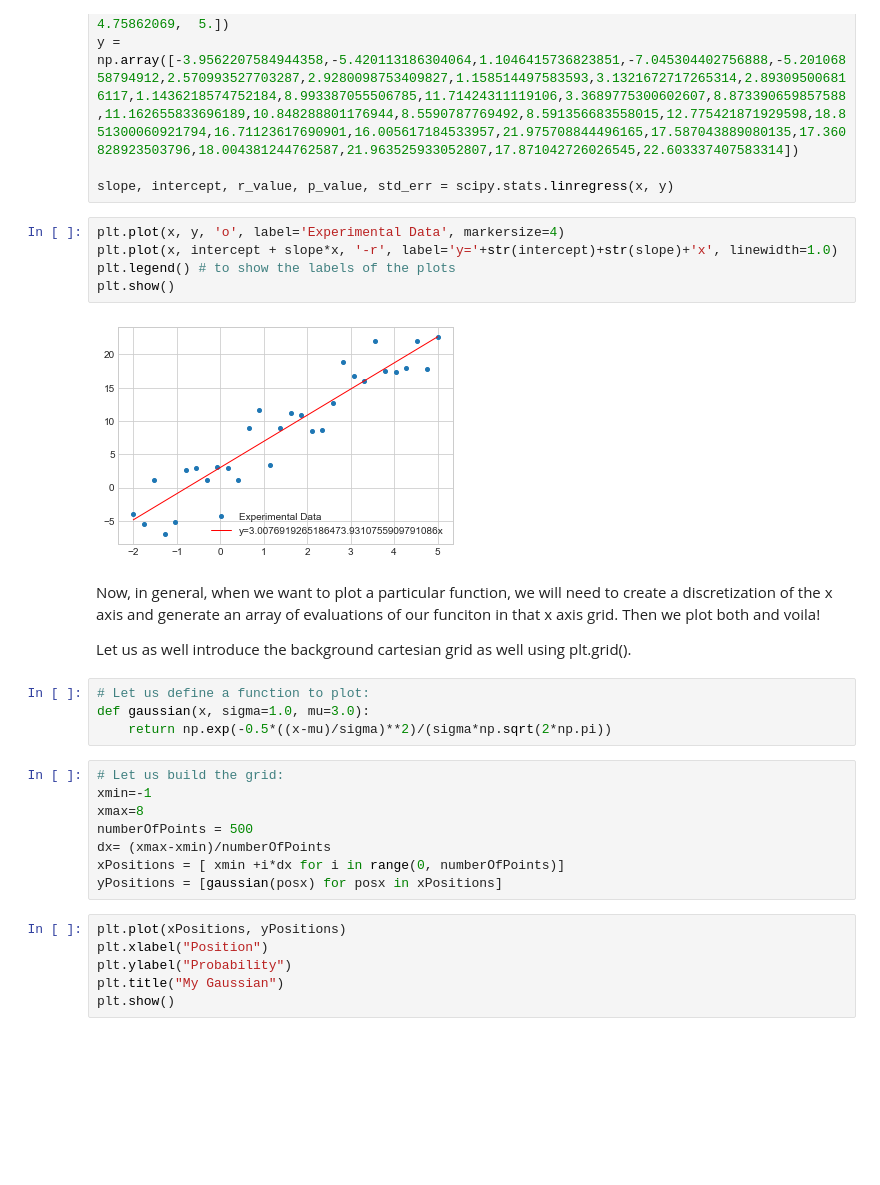
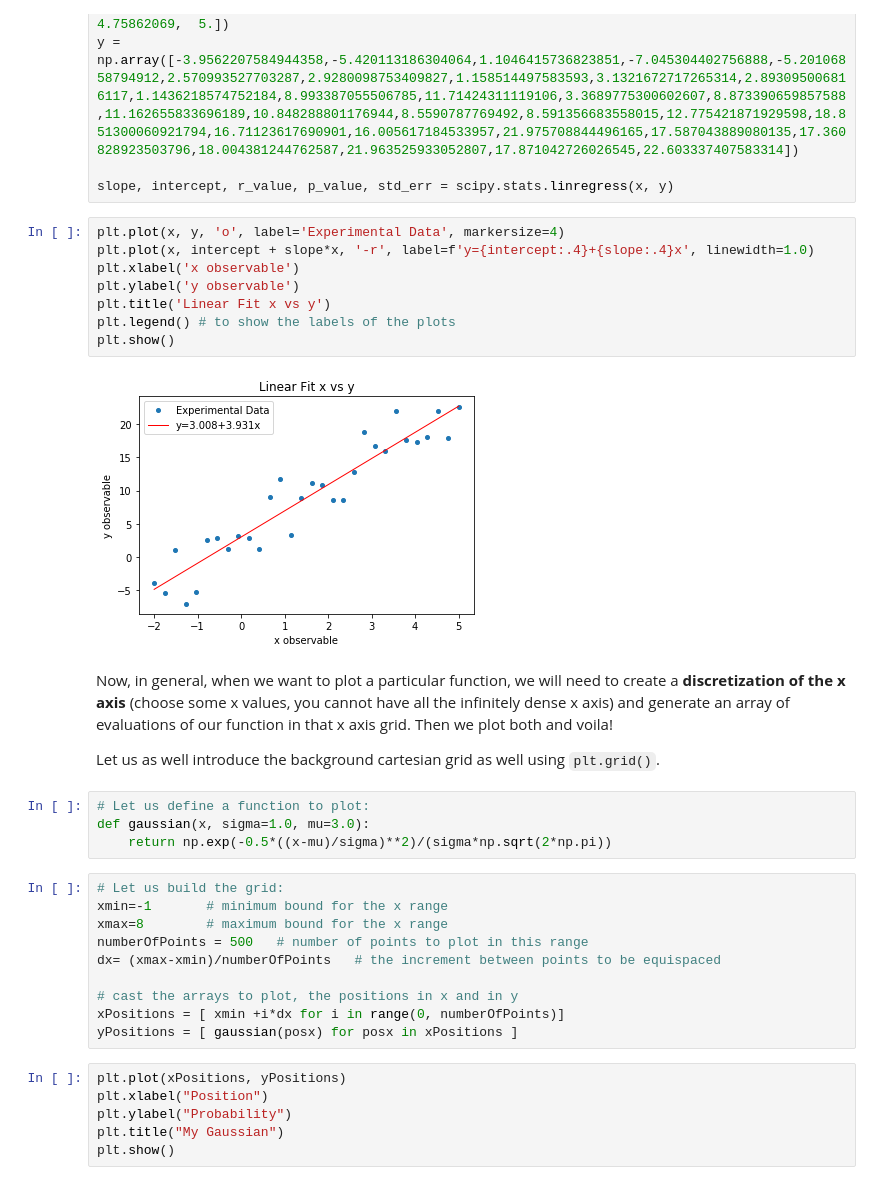
Before and after one commit to LLACorp/Python-Course-for-Scientific-Programming, a Jupyter notebook: LECTURES/Lecture_04.ipynb, the cells around one changed output. Saved outputs shown, nothing was run; the diff lists cells and outputs as text; blank space fills up the shorter version.

```diff
--- a/LECTURES/Lecture_04.ipynb
+++ b/LECTURES/Lecture_04.ipynb
@@ -755,28 +838,33 @@ y = np.array([-3.9562207584944358,-5.420113186304064,1.1046415736823851,-7.04530
 slope, intercept, r_value, p_value, std_err = scipy.stats.linregress(x, y)
 # %%
 plt.plot(x, y, 'o', label='Experimental Data', markersize=4)
-plt.plot(x, intercept + slope*x, '-r', label='y='+str(intercept)+str(slope)+'x', linewidth=1.0)
+plt.plot(x, intercept + slope*x, '-r', label=f'y={intercept:.4}+{slope:.4}x', linewidth=1.0)
+plt.xlabel('x observable')
+plt.ylabel('y observable')
+plt.title('Linear Fit x vs y')
 plt.legend() # to show the labels of the plots
 plt.show()
 # %% [output]
-[figure, old version]
+[figure, new version]
 # %% [markdown]
-Now, in general, when we want to plot a particular function, we will need to create a discretization of the x axis and generate an array of evaluations of our funciton in that x axis grid. Then we plot both and voila!
+Now, in general, when we want to plot a particular function, we will need to create a **discretization of the x axis** (choose some x values, you cannot have all the infinitely dense x axis) and generate an array of evaluations of our function in that x axis grid. Then we plot both and voila!
 
 Let us as well introduce the background cartesian grid
-as well using plt.grid().
+as well using `plt.grid()`.
 # %%
 # Let us define a function to plot:
 def gaussian(x, sigma=1.0, mu=3.0):
     return np.exp(-0.5*((x-mu)/sigma)**2)/(sigma*np.sqrt(2*np.pi))
 # %%
 # Let us build the grid:
-xmin=-1
-xmax=8
-numberOfPoints = 500
-dx= (xmax-xmin)/numberOfPoints
+xmin=-1       # minimum bound for the x range
+xmax=8        # maximum bound for the x range
+numberOfPoints = 500   # number of points to plot in this range
+dx= (xmax-xmin)/numberOfPoints   # the increment between points to be equispaced
+
+# cast the arrays to plot, the positions in x and in y
 xPositions = [ xmin +i*dx for i in range(0, numberOfPoints)]
-yPositions = [gaussian(posx) for posx in xPositions]
+yPositions = [ gaussian(posx) for posx in xPositions ]
 # %%
 plt.plot(xPositions, yPositions)
 plt.xlabel("Position")
```
Also changed, not shown: parts of 102 cells of this notebook.
